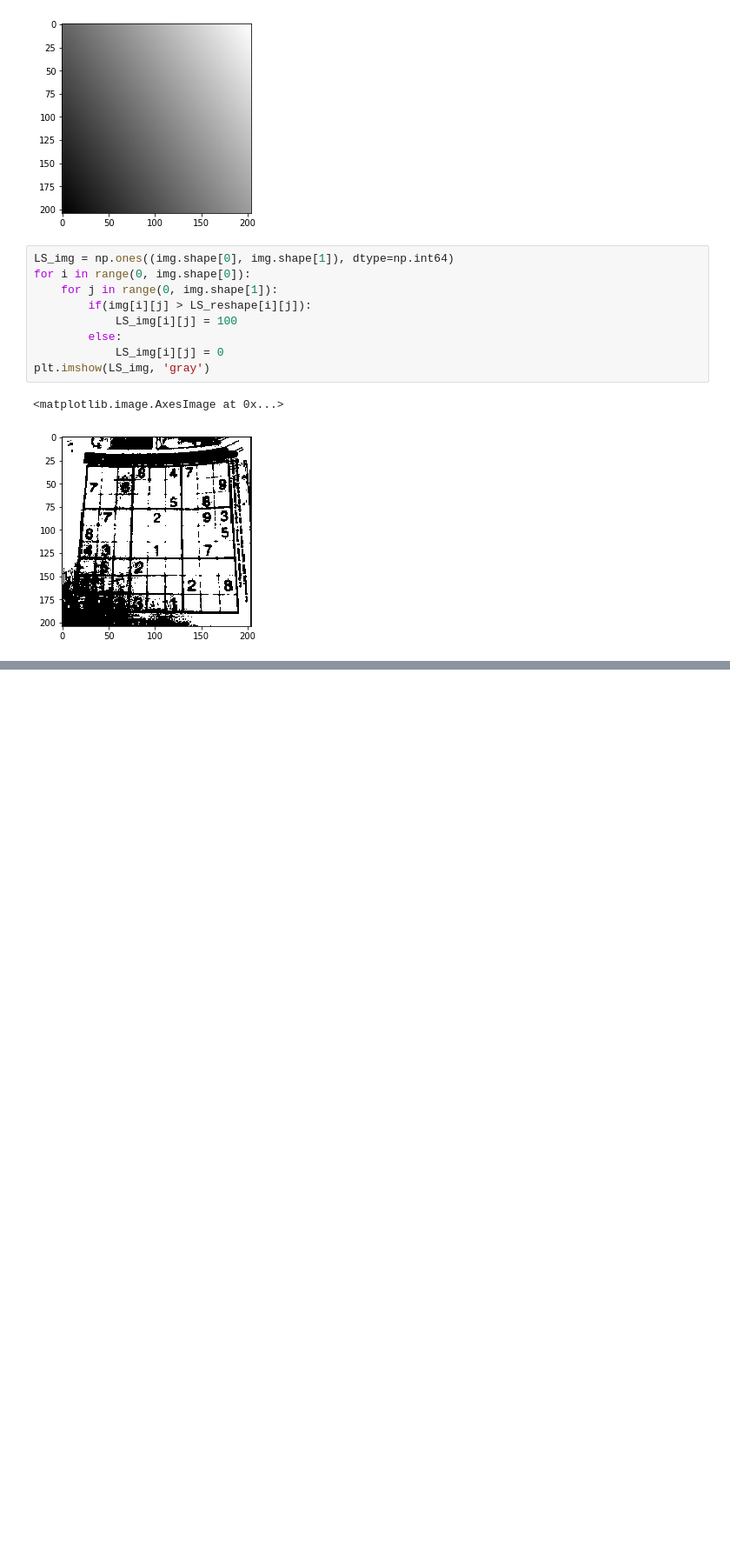
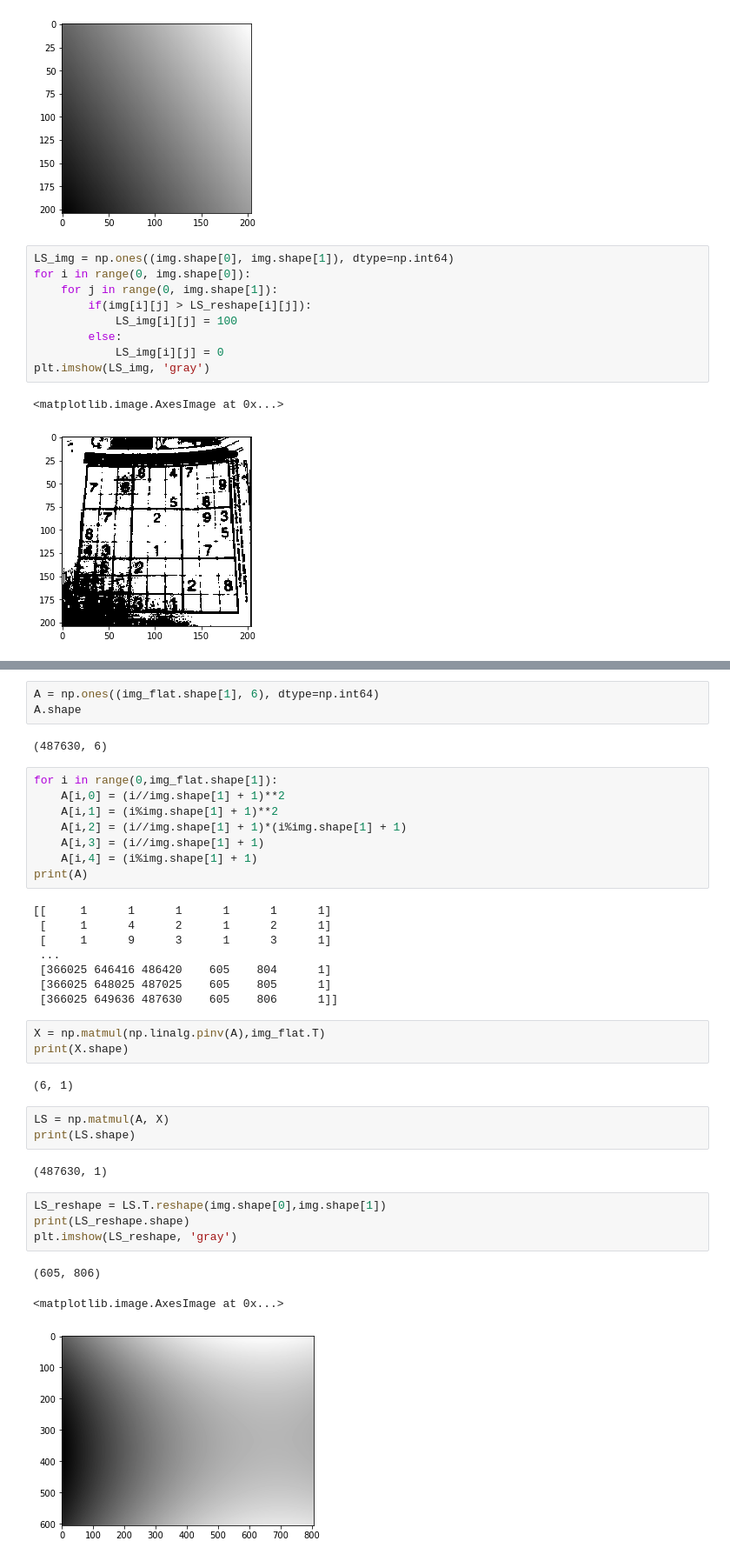
Before and after one commit to DaeHwanGi/MSP-lab, a Jupyter notebook: Least Square.ipynb, the cells around one changed output, grey strips where cells are left out. Shown: that part at 87% size. Cells and saved outputs as stored; diff of their text form; blank space fills up the shorter version.

```diff
--- a/Least Square.ipynb
+++ b/Least Square.ipynb
@@ -98,0 +111,39 @@ plt.imshow(LS_img, 'gray')
+# %%
+A = np.ones((img_flat.shape[1], 6), dtype=np.int64)
+A.shape
+# %% [output]
+(487630, 6)
+# %%
+for i in range(0,img_flat.shape[1]):
+    A[i,0] = (i//img.shape[1] + 1)**2
+    A[i,1] = (i%img.shape[1] + 1)**2
+    A[i,2] = (i//img.shape[1] + 1)*(i%img.shape[1] + 1)
+    A[i,3] = (i//img.shape[1] + 1)
+    A[i,4] = (i%img.shape[1] + 1)
+print(A)
+# %% [output]
+[[     1      1      1      1      1      1]
+ [     1      4      2      1      2      1]
+ [     1      9      3      1      3      1]
+ ...
+ [366025 646416 486420    605    804      1]
+ [366025 648025 487025    605    805      1]
+ [366025 649636 487630    605    806      1]]
+# %%
+X = np.matmul(np.linalg.pinv(A),img_flat.T)
+print(X.shape)
+# %% [output]
+(6, 1)
+# %%
+LS = np.matmul(A, X)
+print(LS.shape)
+# %% [output]
+(487630, 1)
+# %%
+LS_reshape = LS.T.reshape(img.shape[0],img.shape[1])
+print(LS_reshape.shape)
+plt.imshow(LS_reshape, 'gray')
+# %% [output]
+(605, 806)
+<matplotlib.image.AxesImage at 0x...>
+[figure, added]
```
Also changed, not shown: parts of 7 cells of this notebook.
